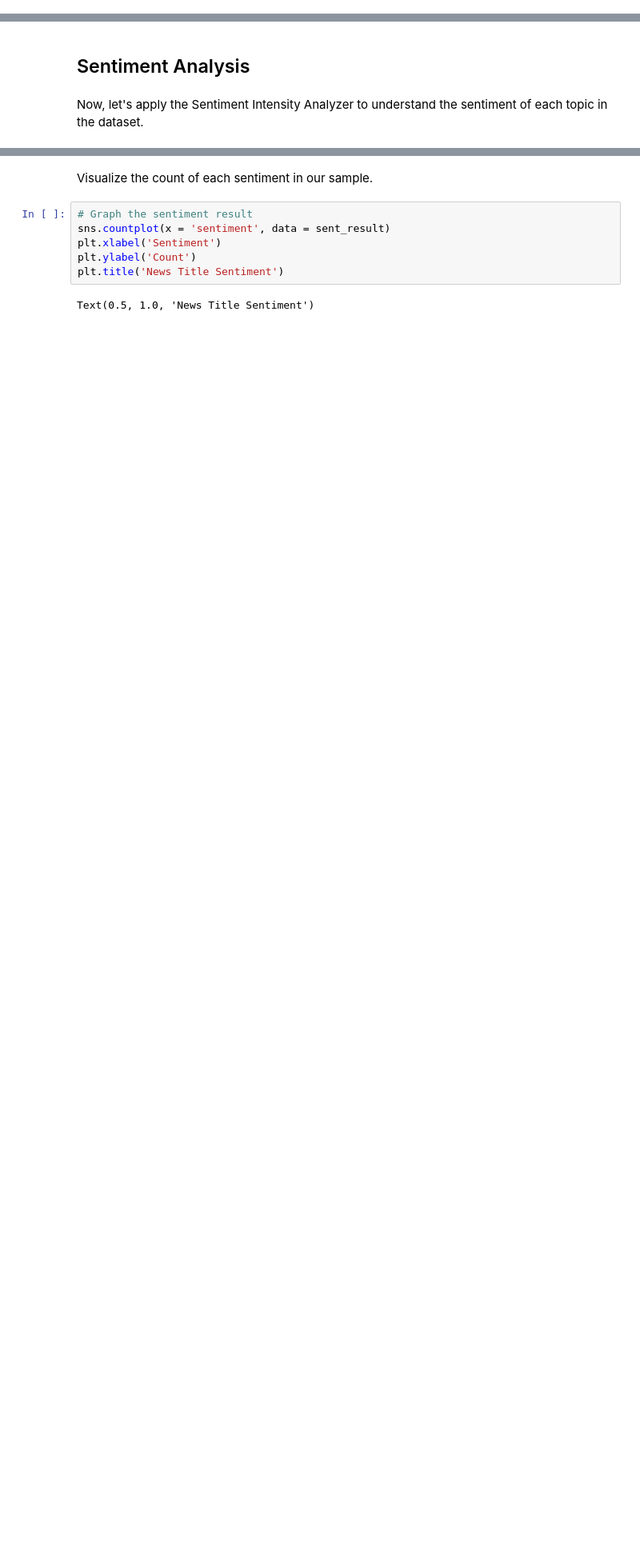
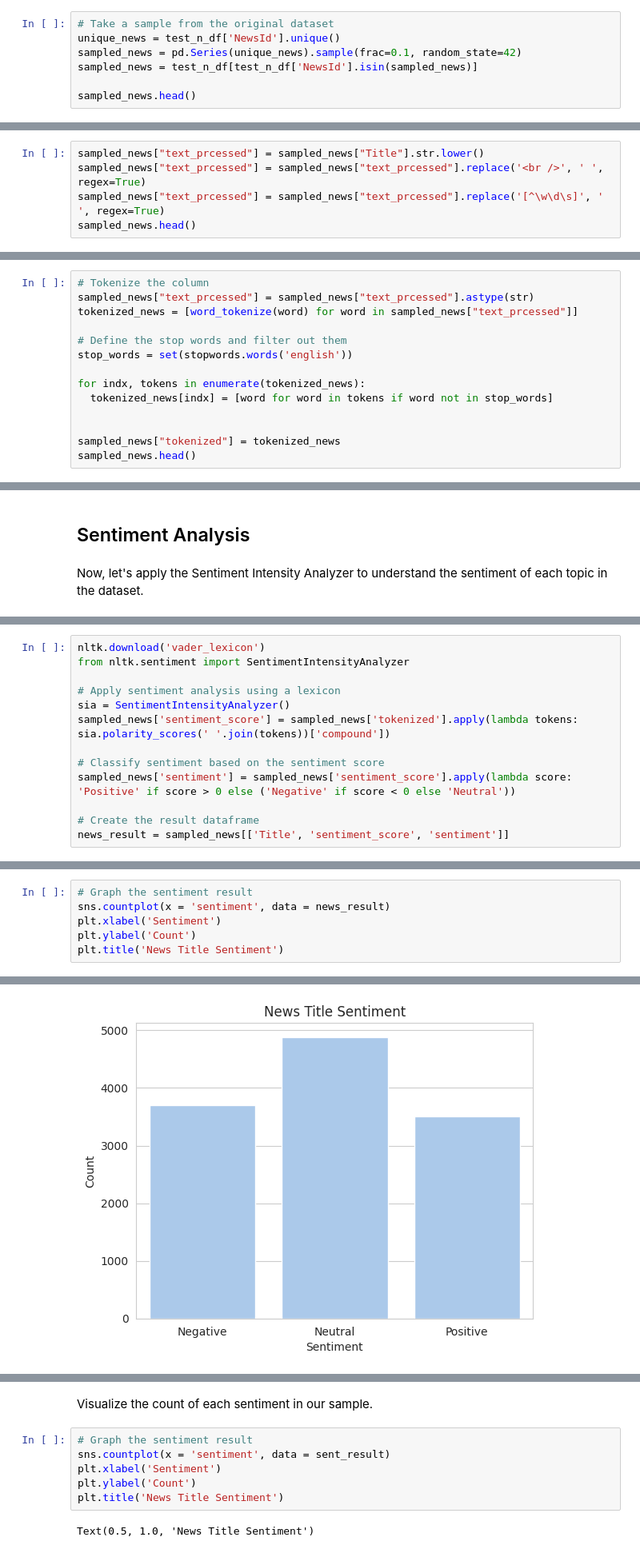
Before and after one commit to anniechiennn/nlp-news-recommendation, a Jupyter notebook: Group5_NLP_News_Recommendation.ipynb, the cells around one changed output, grey strips where cells are left out. Shown at 80% size. Saved outputs shown, nothing was run; the diff lists cells and outputs as text; blank space fills up the shorter version.

```diff
--- a/Group5_NLP_News_Recommendation.ipynb
+++ b/Group5_NLP_News_Recommendation.ipynb
@@ -1039,0 +1042,7 @@ sent.head()
+# %%
+# Take a sample from the original dataset
+unique_news = test_n_df['NewsId'].unique()
+sampled_news = pd.Series(unique_news).sample(frac=0.1, random_state=42)
+sampled_news = test_n_df[test_n_df['NewsId'].isin(sampled_news)]
+
+sampled_news.head()
@@ -1039,0 +1056,5 @@ sent.head()
+# %%
+sampled_news["text_prcessed"] = sampled_news["Title"].str.lower()
+sampled_news["text_prcessed"] = sampled_news["text_prcessed"].replace('<br />', ' ', regex=True)
+sampled_news["text_prcessed"] = sampled_news["text_prcessed"].replace('[^\w\d\s]', ' ', regex=True)
+sampled_news.head()
@@ -1039,0 +1068,14 @@ sent.head()
+# %%
+# Tokenize the column
+sampled_news["text_prcessed"] = sampled_news["text_prcessed"].astype(str)
+tokenized_news = [word_tokenize(word) for word in sampled_news["text_prcessed"]]
+
+# Define the stop words and filter out them
+stop_words = set(stopwords.words('english'))
+
+for indx, tokens in enumerate(tokenized_news):
+  tokenized_news[indx] = [word for word in tokens if word not in stop_words]
+
+
+sampled_news["tokenized"] = tokenized_news
+sampled_news.head()
@@ -1076,0 +1128,13 @@ Now, let's apply the Sentiment Intensity Analyzer to understand the sentiment of
+# %%
+nltk.download('vader_lexicon')
+from nltk.sentiment import SentimentIntensityAnalyzer
+
+# Apply sentiment analysis using a lexicon
+sia = SentimentIntensityAnalyzer()
+sampled_news['sentiment_score'] = sampled_news['tokenized'].apply(lambda tokens: sia.polarity_scores(' '.join(tokens))['compound'])
+
+# Classify sentiment based on the sentiment score
+sampled_news['sentiment'] = sampled_news['sentiment_score'].apply(lambda score: 'Positive' if score > 0 else ('Negative' if score < 0 else 'Neutral'))
+
+# Create the result dataframe
+news_result = sampled_news[['Title', 'sentiment_score', 'sentiment']]
@@ -1076,0 +1143,7 @@ Now, let's apply the Sentiment Intensity Analyzer to understand the sentiment of
+# %%
+# Graph the sentiment result
+sns.countplot(x = 'sentiment', data = news_result)
+plt.xlabel('Sentiment')
+plt.ylabel('Count')
+plt.title('News Title Sentiment')
+# %% [output]
@@ -1076,0 +1151 @@ Now, let's apply the Sentiment Intensity Analyzer to understand the sentiment of
+[figure, added]
```
Also changed, not shown: parts of 19 cells of this notebook.
